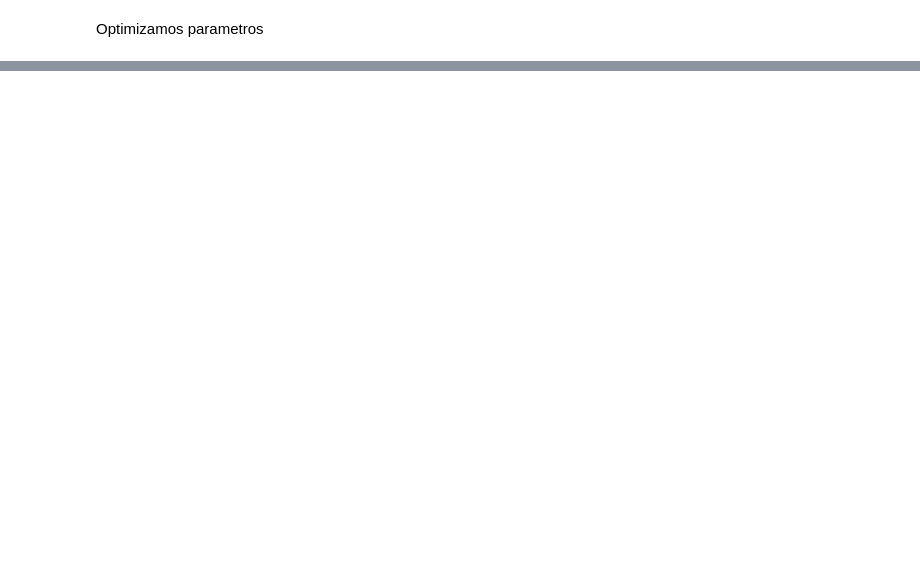
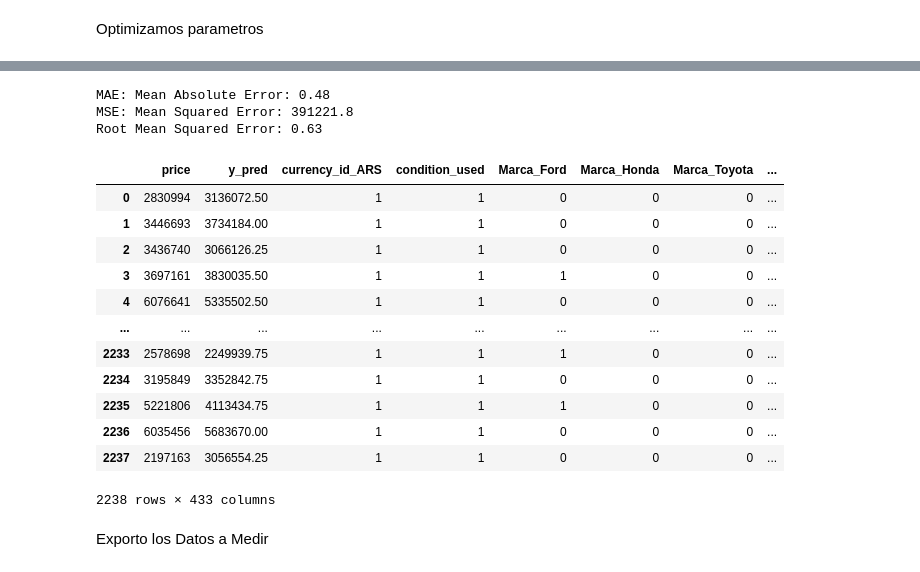
Before and after one commit to lucialopezwallace/tesis-mim, a Jupyter notebook: modelo_XGBoost (api).ipynb, the cells around one changed output, grey strips where cells are left out. Saved outputs shown, nothing was run; the diff lists cells and outputs as text; code cells hidden in the pictures; blank space fills up the shorter version.

```diff
--- a/modelo_XGBoost (api).ipynb
+++ b/modelo_XGBoost (api).ipynb
@@ -120,0 +257,14 @@ print("Lowest MSE: ", round((-clf_RandomS.best_score_/1000000),2))
+# %%
+####################################################
+#### Prueba de datos de Kavak
+
+# Separo en Y y X
+datos_kavak = datos[(datos['type_kavak'] == 1)]
+datos_kavak = datos_kavak.drop('type_kavak',axis=1)
+datos_kavak = datos_kavak.drop('type_meli',axis=1)
+
+#separate the other attributes from the predicting attribute
+x_kavak = datos_kavak.drop('price',axis=1)
+
+#separte the predicting attribute into Y for model training
+y_kavak = datos_kavak['price']
@@ -120,0 +296,50 @@ print("Lowest MSE: ", round((-clf_RandomS.best_score_/1000000),2))
+# %%
+y_pred = clf_RandomS.predict(x_kavak)
+# y_pred_test = clf_RandomS.best_estimator_(X_kavak)
+# %%
+print('MAE: Mean Absolute Error:', round(metrics.mean_absolute_error(y_kavak, y_pred)/1000000,2))
+# MAE: Mean Absolute Error: 1.08
+# MAE: Mean Absolute Error: 0.87
+# MAE: Mean Absolute Error: 1.23 (con nueva base de API)
+# MAE: Mean Absolute Error: 0.29
+print('MSE: Mean Squared Error:', round(metrics.mean_squared_error(y_kavak, y_pred)/1000000,2))
+# MSE: Mean Squared Error: 7,272,534.09
+# MSE: Mean Squared Error: 1,430,040.43
+# MSE: Mean Squared Error: 2655269.87
+# MSE: Mean Squared Error: 210.388.38
+print('Root Mean Squared Error:', round(np.sqrt(metrics.mean_squared_error(y_kavak, y_pred))/1000000,2))
+# Root Mean Squared Error: 2.7
+# Root Mean Squared Error: 1.2
+# Root Mean Squared Error: 1.63
+# Root Mean Squared Error: 0.46
+# %% [output]
+MAE: Mean Absolute Error: 0.48
+MSE: Mean Squared Error: 391221.8
+Root Mean Squared Error: 0.63
+# %%
+df_kavak = pd.DataFrame(y_kavak)
+df_kavak
+
+df_pred = pd.DataFrame(y_pred, columns = ['y_pred'])
+df_pred
+
+frames = [df_kavak, df_pred, x_kavak]
+data_analisis = pd.concat(frames, axis = 1)
+
+data_analisis
+# %% [output]
+|  | price | y_pred | currency_id_ARS | condition_used | Marca_Ford | Marca_Honda | Marca_Toyota | ... |
+| 0 | 2830994 | 3136072.50 | 1 | 1 | 0 | 0 | 0 | ... |
+| 1 | 3446693 | 3734184.00 | 1 | 1 | 0 | 0 | 0 | ... |
+| 2 | 3436740 | 3066126.25 | 1 | 1 | 0 | 0 | 0 | ... |
+| 3 | 3697161 | 3830035.50 | 1 | 1 | 1 | 0 | 0 | ... |
+| 4 | 6076641 | 5335502.50 | 1 | 1 | 0 | 0 | 0 | ... |
+| ... | ... | ... | ... | ... | ... | ... | ... | ... |
+| 2233 | 2578698 | 2249939.75 | 1 | 1 | 1 | 0 | 0 | ... |
+| 2234 | 3195849 | 3352842.75 | 1 | 1 | 0 | 0 | 0 | ... |
+| 2235 | 5221806 | 4113434.75 | 1 | 1 | 1 | 0 | 0 | ... |
+| 2236 | 6035456 | 5683670.00 | 1 | 1 | 0 | 0 | 0 | ... |
+| 2237 | 2197163 | 3056554.25 | 1 | 1 | 0 | 0 | 0 | ... |
+2238 rows × 433 columns
+# %% [markdown]
+Exporto los Datos a Medir
```
Also changed, not shown: parts of 26 cells of this notebook, 9 other files.
